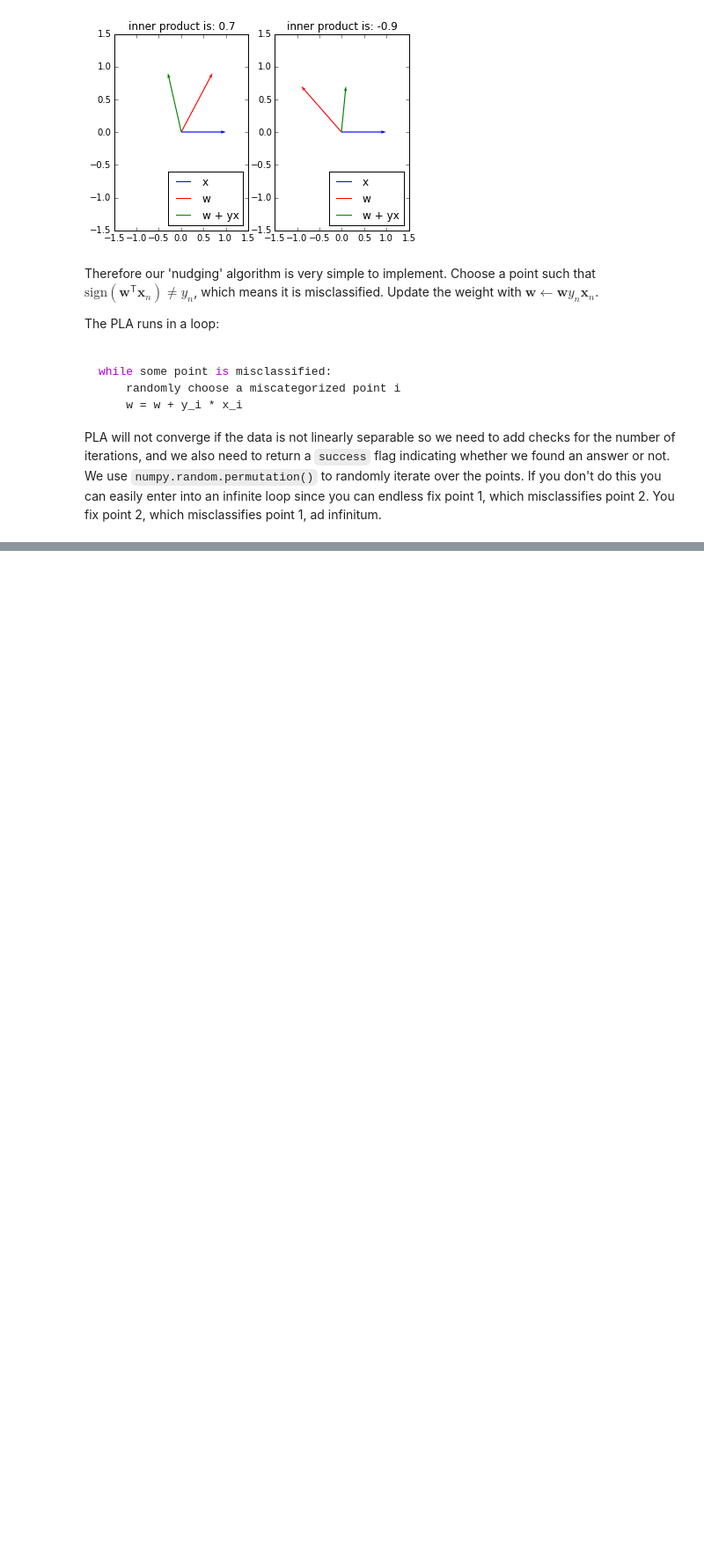
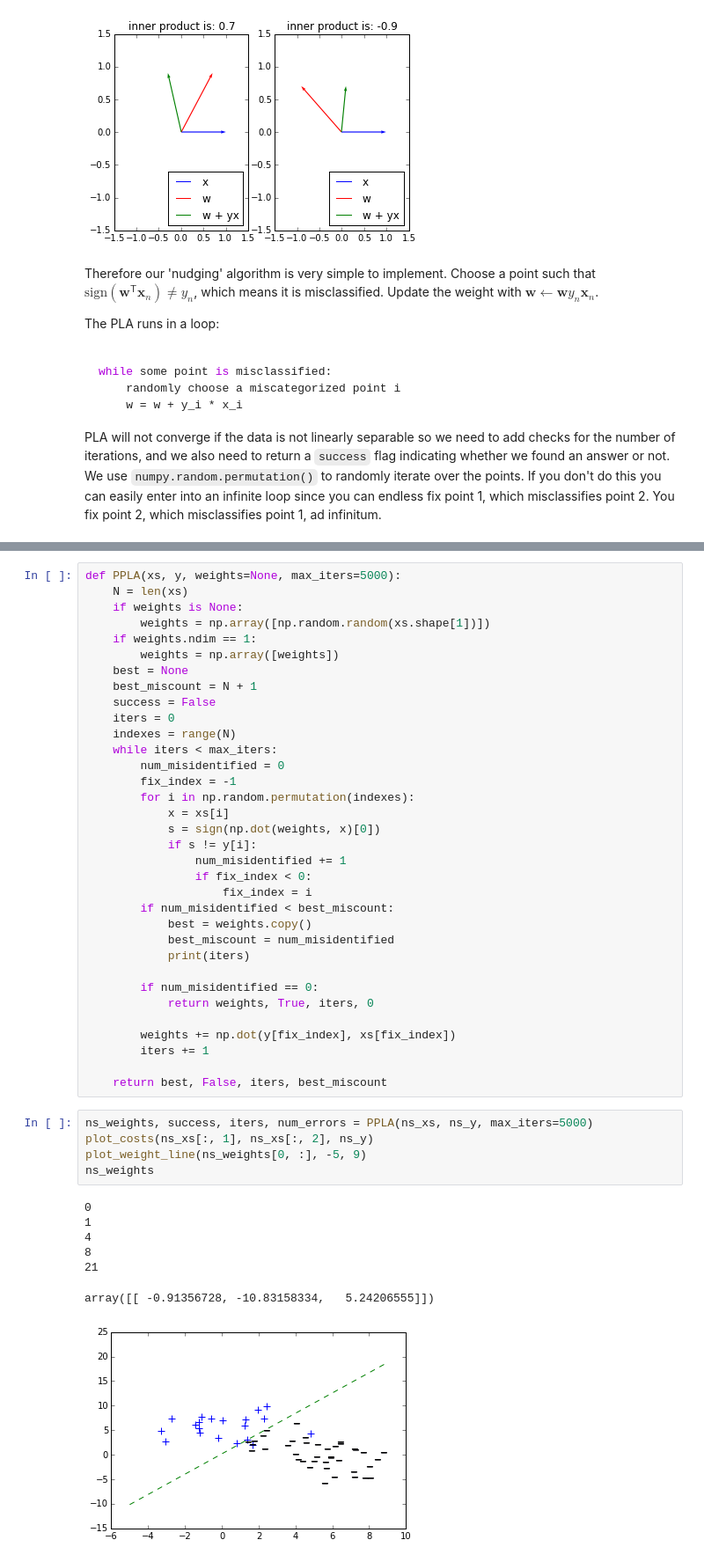
Before and after one commit to rlabbe/tutorials, a Jupyter notebook: Perceptron Learning Algorithm.ipynb, the cells around one changed output, grey strips where cells are left out. Shown at 88% size. Saved outputs shown, nothing was run; the diff lists cells and outputs as text; blank space fills up the shorter version.

```diff
--- a/Perceptron Learning Algorithm.ipynb
+++ b/Perceptron Learning Algorithm.ipynb
@@ -281,0 +322,47 @@ numer of iterations 182
+# %%
+def PPLA(xs, y, weights=None, max_iters=5000):
+    N = len(xs)
+    if weights is None:
+        weights = np.array([np.random.random(xs.shape[1])])
+    if weights.ndim == 1:
+        weights = np.array([weights])
+    best = None
+    best_miscount = N + 1
+    success = False
+    iters = 0
+    indexes = range(N)
+    while iters < max_iters:
+        num_misidentified = 0
+        fix_index = -1
+        for i in np.random.permutation(indexes):
+            x = xs[i]
+            s = sign(np.dot(weights, x)[0])
+            if s != y[i]:
+                num_misidentified += 1
+                if fix_index < 0:
+                    fix_index = i
+        if num_misidentified < best_miscount:
+            best = weights.copy()
+            best_miscount = num_misidentified
+            print(iters)
+
+        if num_misidentified == 0:
+            return weights, True, iters, 0
+
+        weights += np.dot(y[fix_index], xs[fix_index])
+        iters += 1
+
+    return best, False, iters, best_miscount
+# %%
+ns_weights, success, iters, num_errors = PPLA(ns_xs, ns_y, max_iters=5000)
+plot_costs(ns_xs[:, 1], ns_xs[:, 2], ns_y)
+plot_weight_line(ns_weights[0, :], -5, 9)
+ns_weights
+# %% [output]
+0
+1
+4
+8
+21
+array([[ -0.91356728, -10.83158334,   5.24206555]])
+[figure, added]
```
Also changed, not shown: parts of 12 cells of this notebook.
